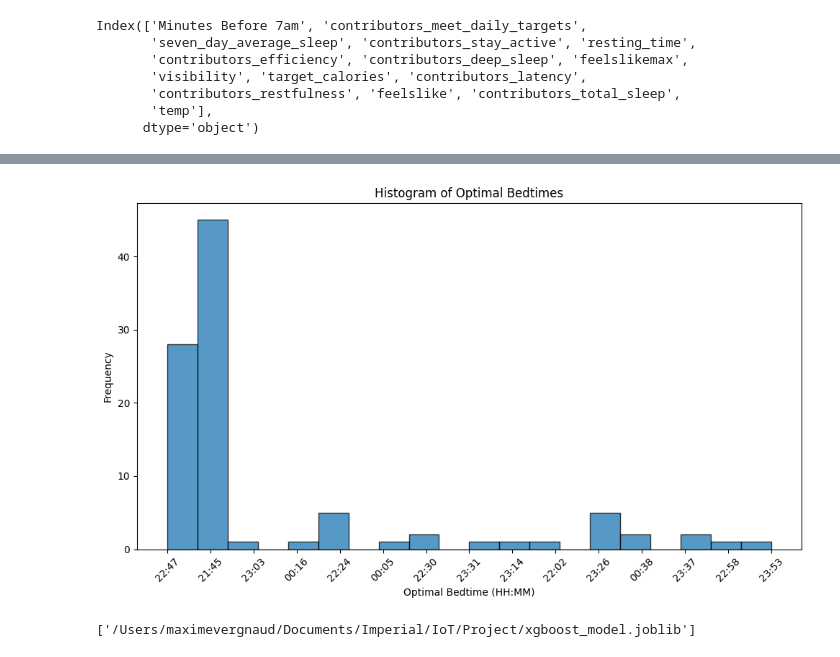
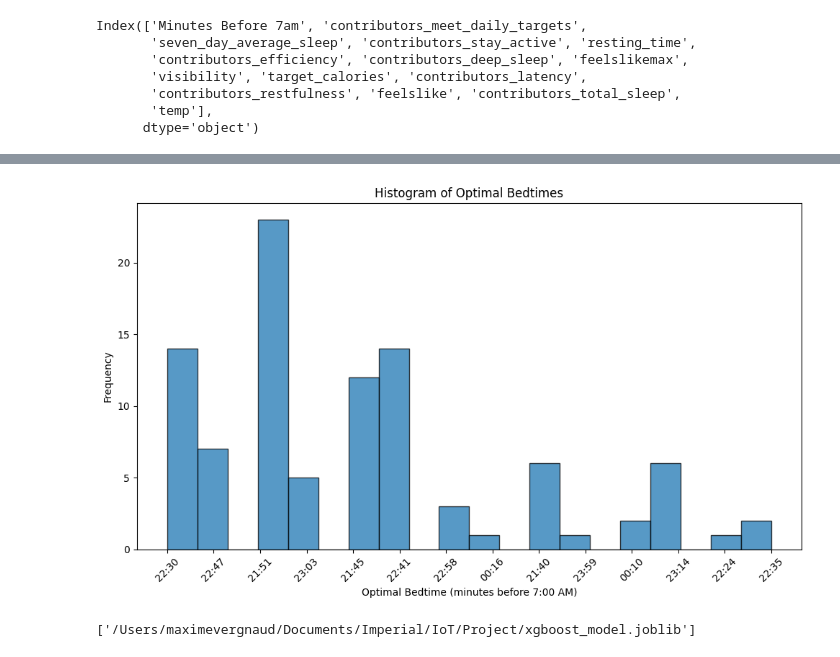
Before and after one commit to MazzimV/IoT_Project, a Jupyter notebook: XGB_Model.ipynb, the cells around one changed output, grey strips where cells are left out. Cells and saved outputs as stored; diff of their text form; code cells hidden in the pictures.

```diff
--- a/XGB_Model.ipynb
+++ b/XGB_Model.ipynb
@@ -828,15 +787,14 @@ plt.show()
 # %%
-# Histogram of optimal bedtimes
 plt.figure(figsize=(10, 6))
-plt.hist(results, bins=20, edgecolor='black', alpha=0.75)
+plt.hist(optimal_bedtimes, bins=20, edgecolor='black', alpha=0.75)
 plt.title("Histogram of Optimal Bedtimes")
-plt.xlabel("Optimal Bedtime (HH:MM)")
+plt.xlabel("Optimal Bedtime (minutes before 7:00 AM)")
 plt.ylabel("Frequency")
 plt.xticks(rotation=45)
 plt.tight_layout()
 plt.show()
 # %% [output]
-[figure, old version]
+[figure, new version]
 # %%
 # Export final model to use in EC2 instance
 joblib.dump(final_model, '/Users/maximevergnaud/Documents/Imperial/IoT/Project/xgboost_model.joblib')
```
Also changed, not shown: parts of 11 cells of this notebook.
